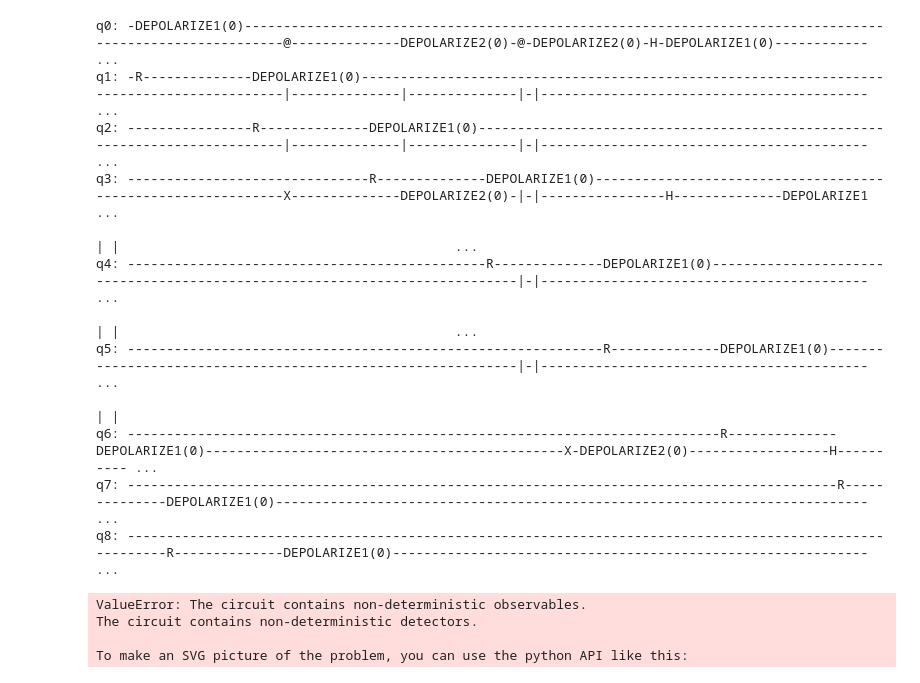
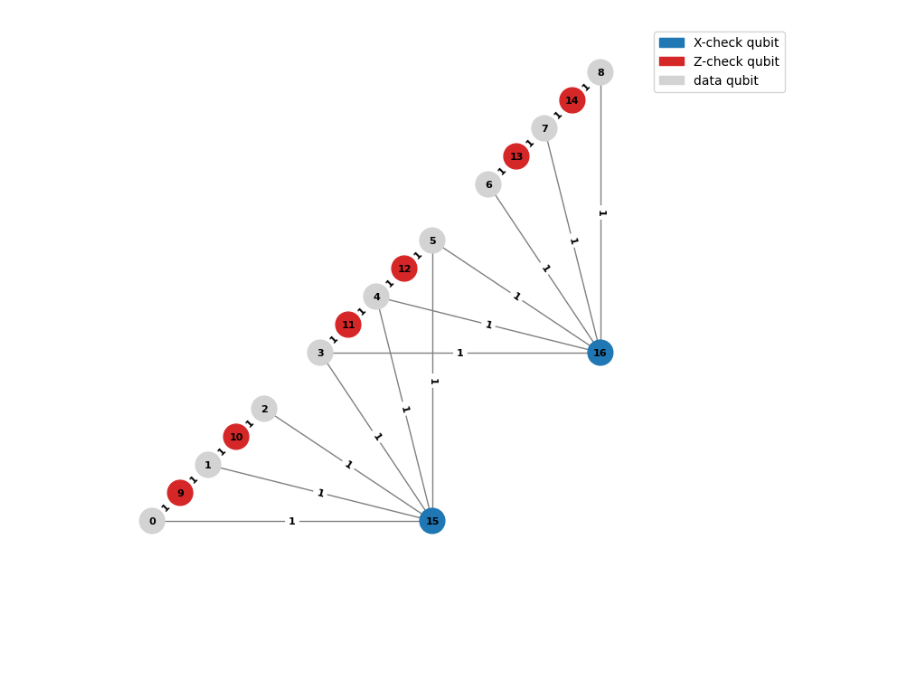
Before and after one commit to adelshb/graphqec, a Jupyter notebook: notebooks/shor_code.ipynb, the cells around one changed output. Saved outputs shown, nothing was run; the diff lists cells and outputs as text; code cells hidden in the pictures; blank space fills up the shorter version.

Commit message:
Tanner graphs for the Shor code
- generalized Shor code to [d^2, 1, d]
- edge weights are placeholders

```diff
--- a/notebooks/shor_code.ipynb
+++ b/notebooks/shor_code.ipynb
@@ -10,45 +14,9 @@ shor = ShorCode(
     depolarize2_rate = 0
 )
 
-shor.build_memory_circuit(number_of_rounds=1)
-shor.memory_circuit.diagram()
+# shor.build_memory_circuit(number_of_rounds=1)
+# shor.memory_circuit.diagram()
-# %% [output]
-q0: -DEPOLARIZE1(0)----------------------------------------------------------------------------------------------------------@--------------DEPOLARIZE2(0)-@-DEPOLARIZE2(0)-H-DEPOLARIZE1(0)------------ ...
-q1: -R--------------DEPOLARIZE1(0)-------------------------------------------------------------------------------------------|--------------|--------------|-|------------------------------------------ ...
-q2: ----------------R--------------DEPOLARIZE1(0)----------------------------------------------------------------------------|--------------|--------------|-|------------------------------------------ ...
-q3: -------------------------------R--------------DEPOLARIZE1(0)-------------------------------------------------------------X--------------DEPOLARIZE2(0)-|-|----------------H--------------DEPOLARIZE1 ...
-                                                                                                                                                           | |                                           ...
-q4: ----------------------------------------------R--------------DEPOLARIZE1(0)----------------------------------------------------------------------------|-|------------------------------------------ ...
-                                                                                                                                                           | |                                           ...
-q5: -------------------------------------------------------------R--------------DEPOLARIZE1(0)-------------------------------------------------------------|-|------------------------------------------ ...
-                                                                                                                                                           | |
-q6: ----------------------------------------------------------------------------R--------------DEPOLARIZE1(0)----------------------------------------------X-DEPOLARIZE2(0)------------------H---------- ...
-q7: -------------------------------------------------------------------------------------------R--------------DEPOLARIZE1(0)---------------------------------------------------------------------------- ...
-q8: ----------------------------------------------------------------------------------------------------------R--------------DEPOLARIZE1(0)------------------------------------------------------------- ...
-# %%
-num_shots = 10**4
-prob_errors = np.linspace(0, 0.1, 10)
-
-collected_stats = {}
-
-for distance in [3]:
-
-    temp_logical_error_rate = []
-
-    for prob_error in prob_errors:
-
-        shor = ShorCode(
-            distance = distance,
-            depolarize1_rate = prob_error,
-            depolarize2_rate = prob_error
-        )
-        shor.build_memory_circuit(number_of_rounds=distance*3)
-        num_errors_sampled = shor.compute_logical_errors(num_shots)
-        temp_logical_error_rate.append(num_errors_sampled / num_shots)
-
-    collected_stats[distance] = temp_logical_error_rate
-# %% [output]
-ValueError: The circuit contains non-deterministic observables.
-The circuit contains non-deterministic detectors.
-
-To make an SVG picture of the problem, you can use the python API like this:
+# %%
+shor.draw_graph()
+# %% [output]
+[figure, added]
```
Also changed, not shown: parts of 3 cells of this notebook, 3 other files.
